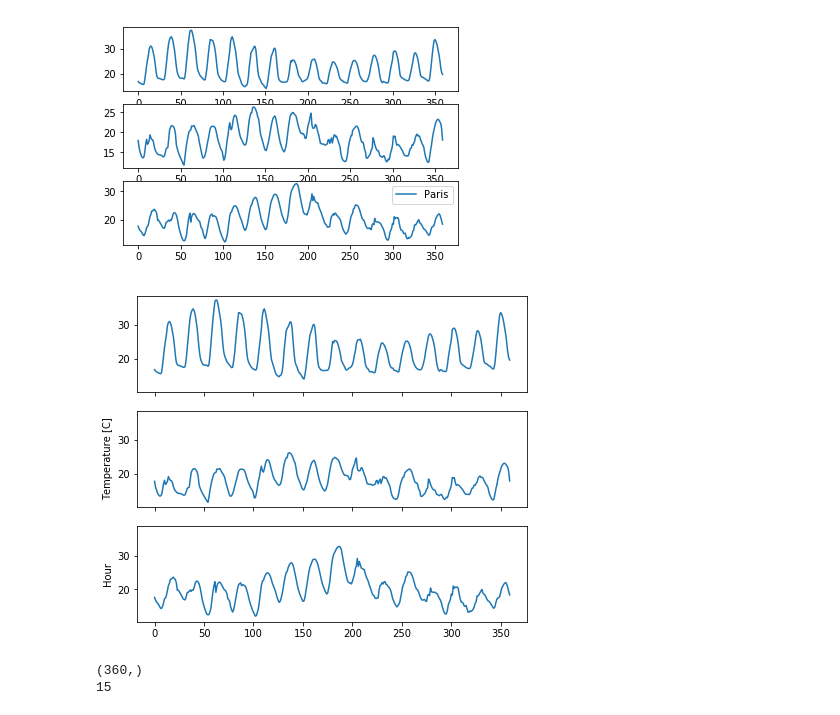
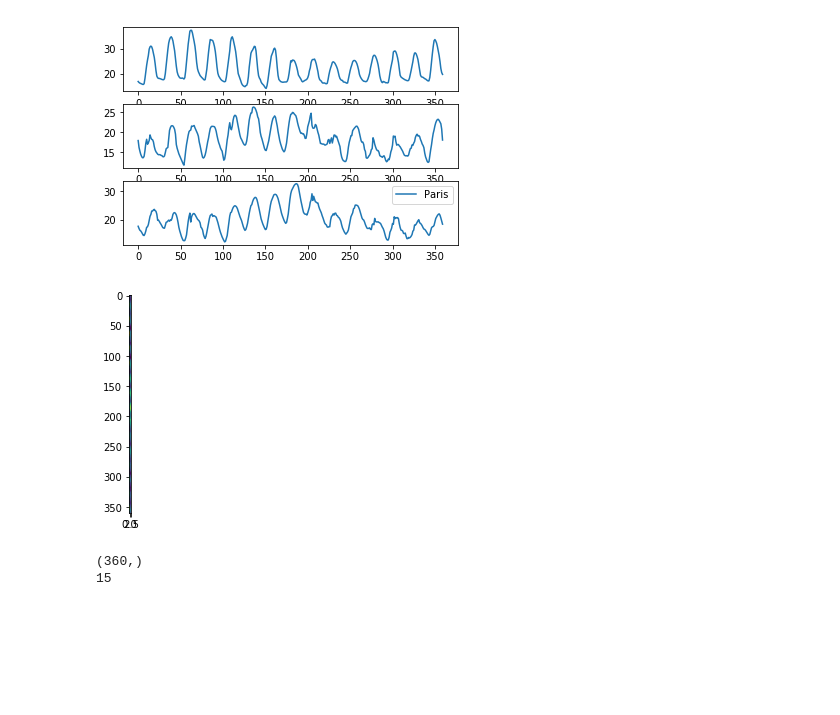
Before and after one commit to daguiam/workshop-python, a Jupyter notebook: notebooks/handlingcsv-temperatures.ipynb, the cells around one changed output. Saved outputs shown, nothing was run; the diff lists cells and outputs as text; code cells hidden in the pictures; blank space fills up the shorter version.

```diff
--- a/notebooks/handlingcsv-temperatures.ipynb
+++ b/notebooks/handlingcsv-temperatures.ipynb
@@ -40,25 +59,11 @@ plt.legend()
 plt.show()
 # %% [output]
 [figure]
-# %%
-f, axarray = plt.subplots(3, 1, sharex=True, sharey=True, figsize=(7,6))
-
-ax = axarray[0]
-ax.plot(lisbon, label='Lisbon')
-
-ax = axarray[1]
-ax.plot(london, label='London')
-
-ax.set_ylabel('Temperature [C]')
-
-ax = axarray[2]
-ax.plot(paris, label='Paris')
-
-ax.set_ylabel('Hour')
-
-plt.show()
-# %% [output]
-[figure, removed]
+# %%
+plt.imshow(data)
+plt.show()
+# %% [output]
+[figure, added]
 # %%
 # Converting each city hourly temperature to 2D hourly temperature in a day and saving into .csv
 
```
Also changed, not shown: parts of 3 cells of this notebook, 8 other files.
